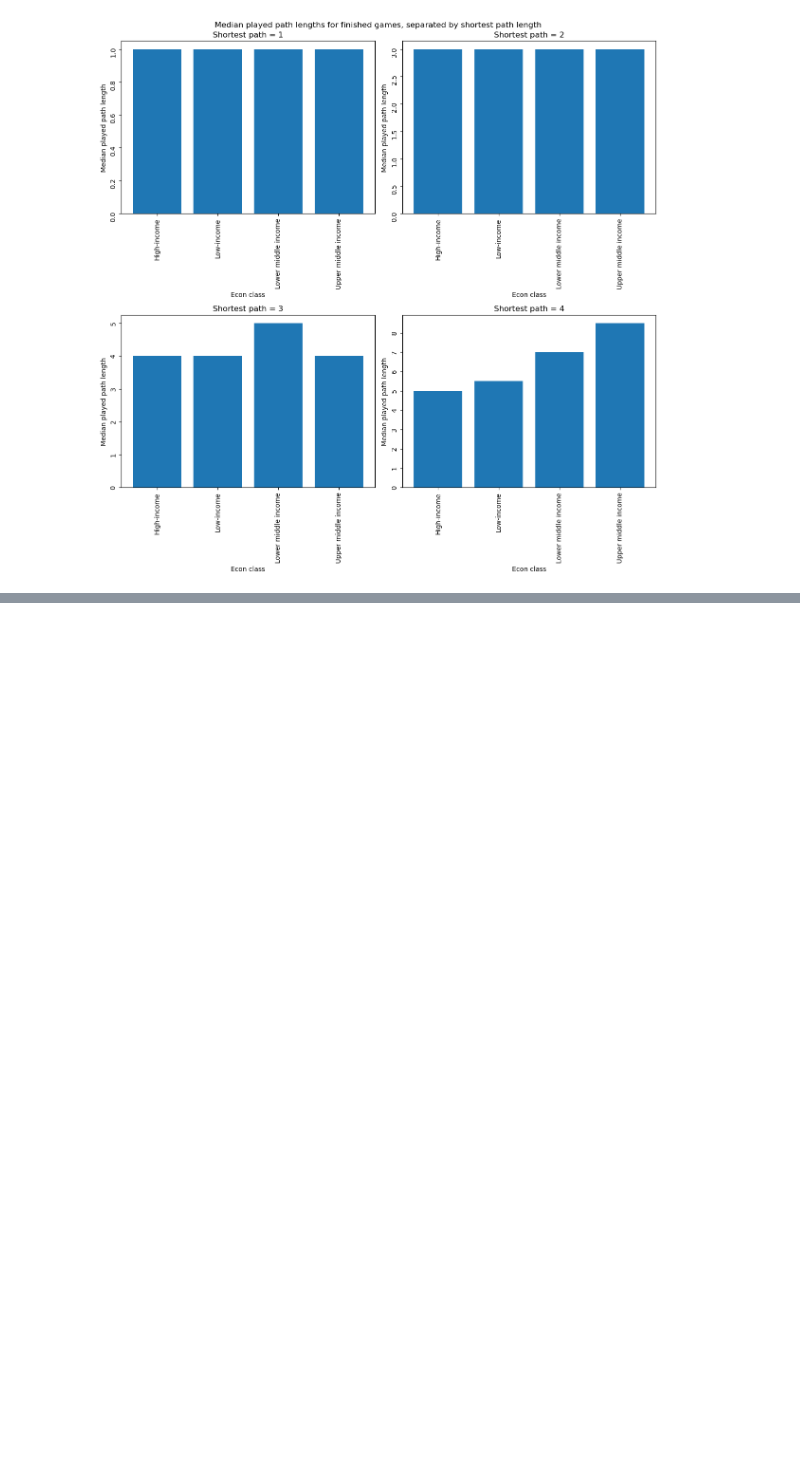
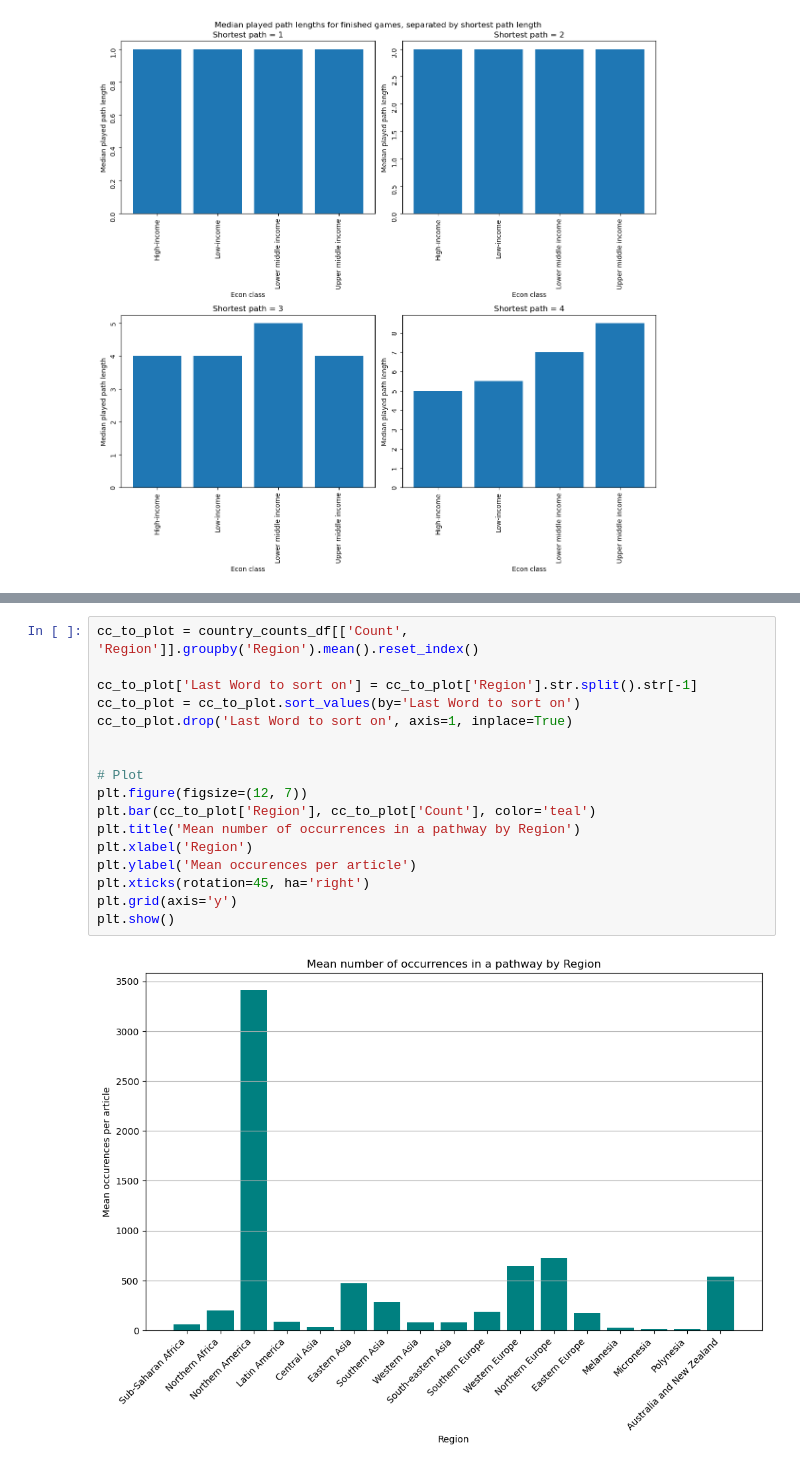
Before and after one commit to epfl-ada/ada-2023-project-jellyfish401, a Jupyter notebook: p2.ipynb, the cells around one changed output, grey strips where cells are left out. Cells and saved outputs as stored; diff of their text form; blank space fills up the shorter version.

```diff
--- a/p2.ipynb
+++ b/p2.ipynb
@@ -1074,0 +1145,19 @@ plt.show()
+# %%
+cc_to_plot = country_counts_df[['Count', 'Region']].groupby('Region').mean().reset_index()
+
+cc_to_plot['Last Word to sort on'] = cc_to_plot['Region'].str.split().str[-1]
+cc_to_plot = cc_to_plot.sort_values(by='Last Word to sort on')
+cc_to_plot.drop('Last Word to sort on', axis=1, inplace=True)
+
+
+# Plot
+plt.figure(figsize=(12, 7))
+plt.bar(cc_to_plot['Region'], cc_to_plot['Count'], color='teal')
+plt.title('Mean number of occurrences in a pathway by Region')
+plt.xlabel('Region')
+plt.ylabel('Mean occurences per article')
+plt.xticks(rotation=45, ha='right')
+plt.grid(axis='y')
+plt.show()
+# %% [output]
+[figure, added]
```
Also changed, not shown: parts of 9 cells of this notebook.
